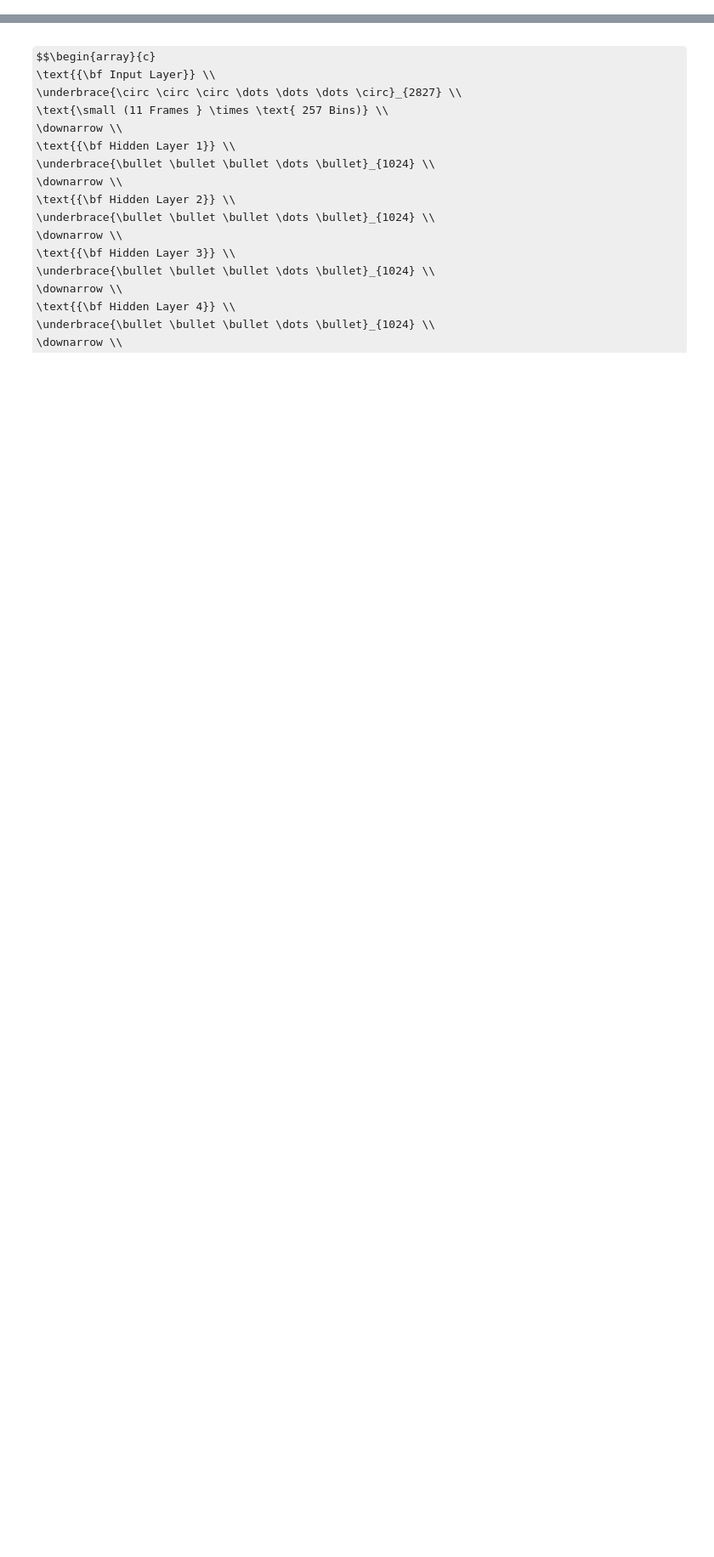
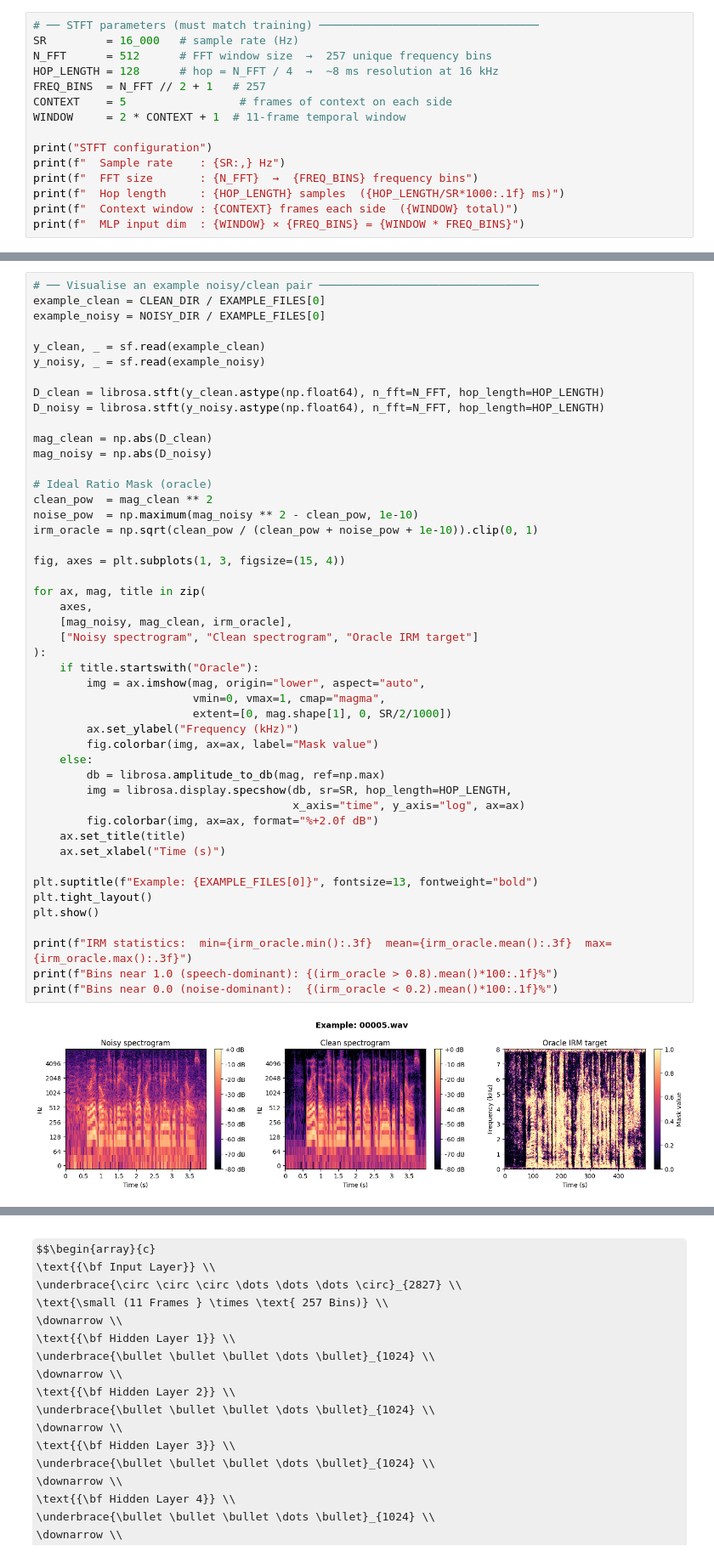
Before and after one commit to MordoTheHacker/Applied-ML-Audio-Denoising-RUG-2026, a Jupyter notebook: notebooks/05_Multi_Layer_Perceptron.ipynb, the cells around one changed output, grey strips where cells are left out. Shown at 85% size. Cells and saved outputs as stored; diff of their text form; some formulas as TeX source; blank space fills up the shorter version.

```diff
--- a/notebooks/05_Multi_Layer_Perceptron.ipynb
+++ b/notebooks/05_Multi_Layer_Perceptron.ipynb
@@ -110,0 +89,15 @@ Total Trainable Parameters: 6,316,289
+# %%
+# ── STFT parameters (must match training) ─────────────────────────────────
+SR         = 16_000   # sample rate (Hz)
+N_FFT      = 512      # FFT window size  →  257 unique frequency bins
+HOP_LENGTH = 128      # hop = N_FFT / 4  →  ~8 ms resolution at 16 kHz
+FREQ_BINS  = N_FFT // 2 + 1   # 257
+CONTEXT    = 5                 # frames of context on each side
+WINDOW     = 2 * CONTEXT + 1  # 11-frame temporal window
+
+print("STFT configuration")
+print(f"  Sample rate    : {SR:,} Hz")
+print(f"  FFT size       : {N_FFT}  →  {FREQ_BINS} frequency bins")
+print(f"  Hop length     : {HOP_LENGTH} samples  ({HOP_LENGTH/SR*1000:.1f} ms)")
+print(f"  Context window : {CONTEXT} frames each side  ({WINDOW} total)")
+print(f"  MLP input dim  : {WINDOW} × {FREQ_BINS} = {WINDOW * FREQ_BINS}")
@@ -110,0 +119,49 @@ Total Trainable Parameters: 6,316,289
+# %%
+# ── Visualise an example noisy/clean pair ─────────────────────────────────
+example_clean = CLEAN_DIR / EXAMPLE_FILES[0]
+example_noisy = NOISY_DIR / EXAMPLE_FILES[0]
+
+y_clean, _ = sf.read(example_clean)
+y_noisy, _ = sf.read(example_noisy)
+
+D_clean = librosa.stft(y_clean.astype(np.float64), n_fft=N_FFT, hop_length=HOP_LENGTH)
+D_noisy = librosa.stft(y_noisy.astype(np.float64), n_fft=N_FFT, hop_length=HOP_LENGTH)
+
+mag_clean = np.abs(D_clean)
+mag_noisy = np.abs(D_noisy)
+
+# Ideal Ratio Mask (oracle)
+clean_pow  = mag_clean ** 2
+noise_pow  = np.maximum(mag_noisy ** 2 - clean_pow, 1e-10)
+irm_oracle = np.sqrt(clean_pow / (clean_pow + noise_pow + 1e-10)).clip(0, 1)
+
+fig, axes = plt.subplots(1, 3, figsize=(15, 4))
+
+for ax, mag, title in zip(
+    axes,
+    [mag_noisy, mag_clean, irm_oracle],
+    ["Noisy spectrogram", "Clean spectrogram", "Oracle IRM target"]
+):
+    if title.startswith("Oracle"):
+        img = ax.imshow(mag, origin="lower", aspect="auto",
+                        vmin=0, vmax=1, cmap="magma",
+                        extent=[0, mag.shape[1], 0, SR/2/1000])
+        ax.set_ylabel("Frequency (kHz)")
+        fig.colorbar(img, ax=ax, label="Mask value")
+    else:
+        db = librosa.amplitude_to_db(mag, ref=np.max)
+        img = librosa.display.specshow(db, sr=SR, hop_length=HOP_LENGTH,
+                                       x_axis="time", y_axis="log", ax=ax)
+        fig.colorbar(img, ax=ax, format="%+2.0f dB")
+    ax.set_title(title)
+    ax.set_xlabel("Time (s)")
+
+plt.suptitle(f"Example: {EXAMPLE_FILES[0]}", fontsize=13, fontweight="bold")
+plt.tight_layout()
+plt.show()
+
+print(f"IRM statistics:  min={irm_oracle.min():.3f}  mean={irm_oracle.mean():.3f}  max={irm_oracle.max():.3f}")
+print(f"Bins near 1.0 (speech-dominant): {(irm_oracle > 0.8).mean()*100:.1f}%")
+print(f"Bins near 0.0 (noise-dominant):  {(irm_oracle < 0.2).mean()*100:.1f}%")
+# %% [output]
+[figure, added]
```
Also changed, not shown: parts of 44 cells of this notebook, 2 other files.
